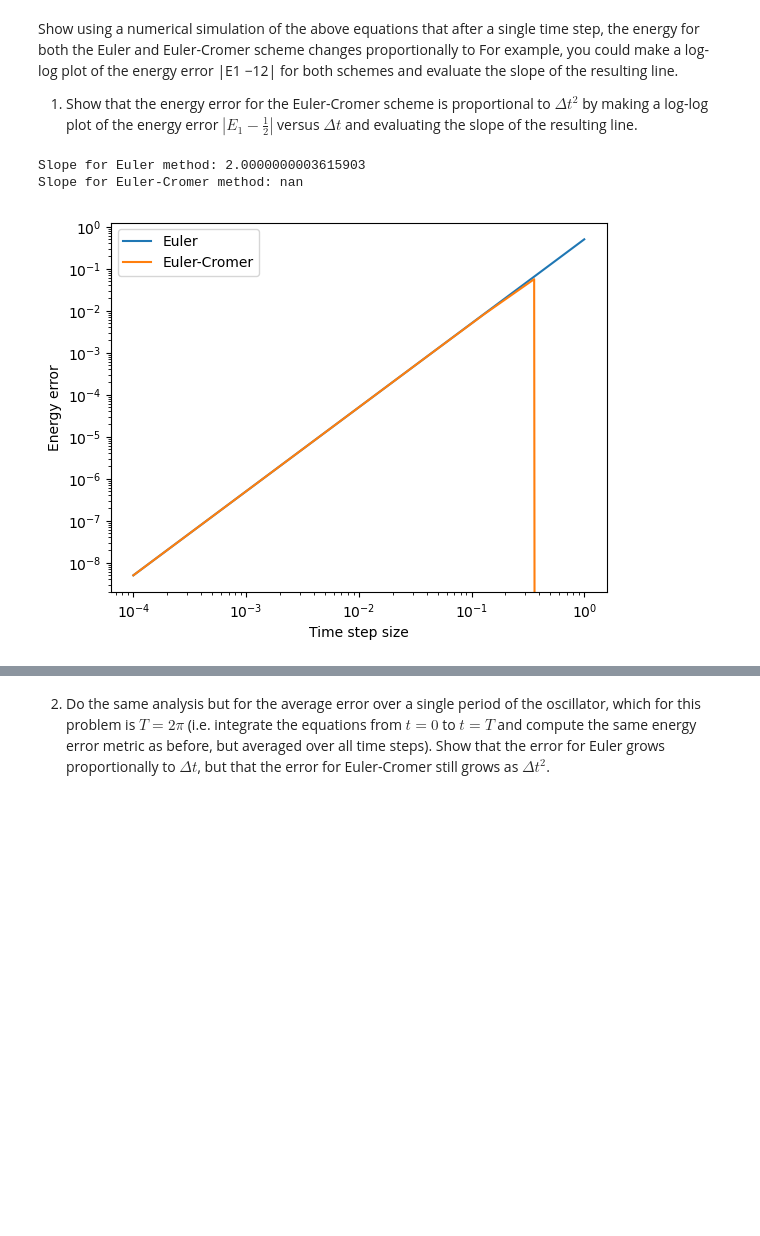
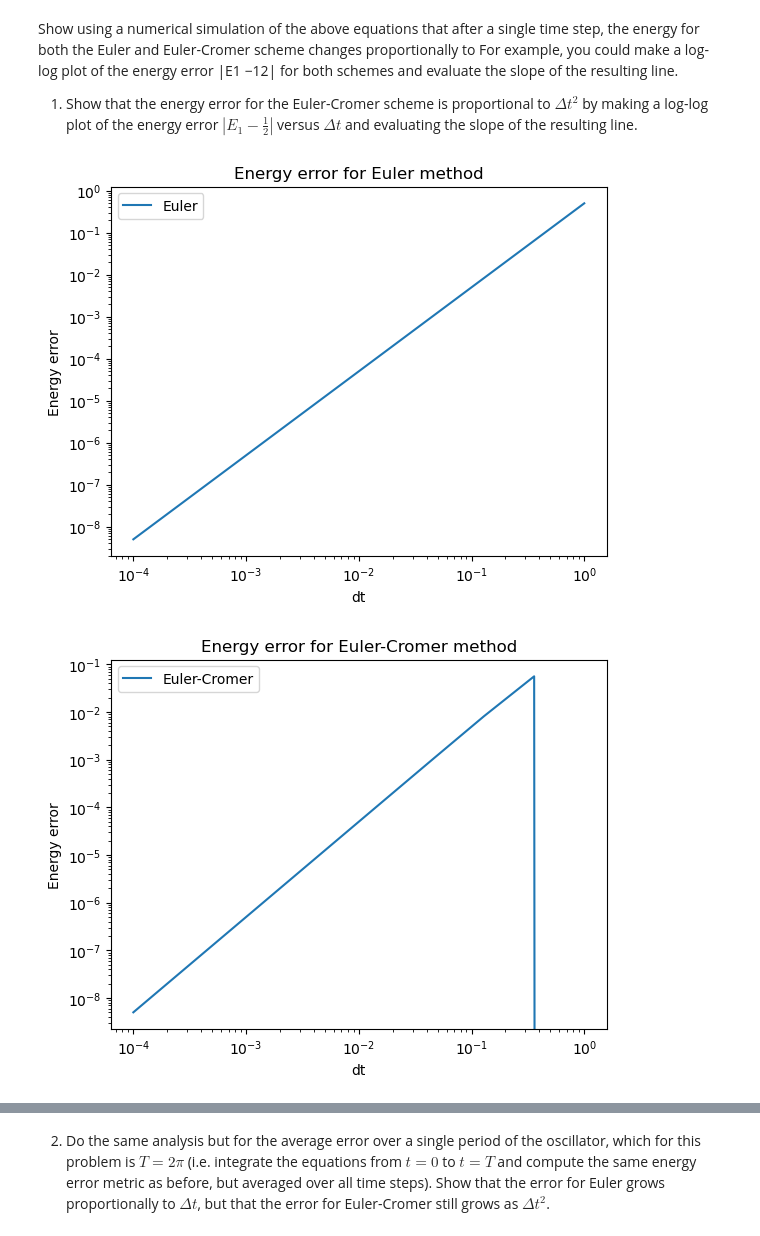
Before and after one commit to cake-dev/Simulation_class, a Jupyter notebook: Homework/hw_1_1.ipynb, the cells around one changed output, grey strips where cells are left out. Saved outputs shown, nothing was run; the diff lists cells and outputs as text; code cells hidden in the pictures; blank space fills up the shorter version.

```diff
--- a/Homework/hw_1_1.ipynb
+++ b/Homework/hw_1_1.ipynb
@@ -179,50 +224,72 @@ import matplotlib.pyplot as plt
 
 # Define the initial conditions and parameters
 x0, v0 = 1, 0
 E_true = 0.5
 dt_values = np.logspace(-4, 0, 10)  # range of time step sizes
 
 # Define the equations of motion
 def dvdt(x):
     return -x
 
 def dxdt(v):
     return v
 
 # Implement the Euler and Euler-Cromer methods
 def euler(x, v, dt):
     v_new = v + dvdt(x) * dt
     x_new = x + dxdt(v) * dt
     return x_new, v_new
 
 def euler_cromer(x, v, dt):
     v_new = v + dvdt(x) * dt
     x_new = x + dxdt(v_new) * dt
     return x_new, v_new
 
-# Calculate and plot the energy error for each method
-errors = []
-for method, label in [(euler, 'Euler'), (euler_cromer, 'Euler-Cromer')]:
-    method_errors = []
-    for dt in dt_values:
-        x, v = x0, v0
-        x, v = method(x, v, dt)
-        E = 0.5 * v**2 + 0.5 * x**2
-        error = np.abs(E - E_true)
-        method_errors.append(error)
-    errors.append(method_errors)
-    plt.loglog(dt_values, method_errors, label=label)
+# calculate energy for euler
+def energy_euler(x, v):
+    return 0.5 * v**2 + 0.5 * x**2
 
-# Fit a line to the log-log plot and find the slope
-for i in range(2):
-    coeffs = np.polyfit(np.log(dt_values), np.log(errors[i]), 1)
-    print(f"Slope for {['Euler', 'Euler-Cromer'][i]} method: {coeffs[0]}")
+# calculate energy for euler-cromer
+def energy_euler_cromer(x, v):
+    return 0.5 * v**2 + 0.5 * x**2
 
+energy_error_euler = []
+energy_error_euler_cromer = []
+for dt in dt_values:
+    x, v = x0, v0
+    x_new, v_new = euler(x, v, dt)
+    energy_error_euler.append(np.abs(energy_euler(x_new, v_new) - E_true))
+    x, v = x0, v0
+    x_new, v_new = euler_cromer(x, v, dt)
+    energy_error_euler_cromer.append(np.abs(energy_euler_cromer(x_new, v_new) - E_true))
+
+# plot energy error for euler
+plt.figure()
+plt.loglog(dt_values, energy_error_euler, label='Euler')
+plt.xlabel('dt')
+plt.ylabel('Energy error')
+plt.title('Energy error for Euler method')
 plt.legend()
-plt.xlabel('Time step size')
+plt.show()
+
+# plot energy error for euler-cromer
+plt.figure()
+plt.loglog(dt_values, energy_error_euler_cromer, label='Euler-Cromer')
+plt.xlabel('dt')
 plt.ylabel('Energy error')
+plt.title('Energy error for Euler-Cromer method')
+plt.legend()
 plt.show()
+
+# show that the energy error for the Euler-Cromer method is proportional to dt^2
+plt.figure()
+plt.loglog(dt_values, energy_error_euler_cromer, label='Euler-Cromer')
+plt.loglog(dt_values, dt_values**2, label='dt^2')
+plt.xlabel('dt')
+plt.ylabel('Energy error')
+plt.title('Energy error for Euler and Euler-Cromer methods')
+plt.legend()
+plt.show()
 # %% [output]
-Slope for Euler method: 2.0000000003615903
-Slope for Euler-Cromer method: nan
-[figure, old version]
+[figure, new version]
+[figure, added]
```
Also changed, not shown: parts of 11 cells of this notebook, 4 other files.
